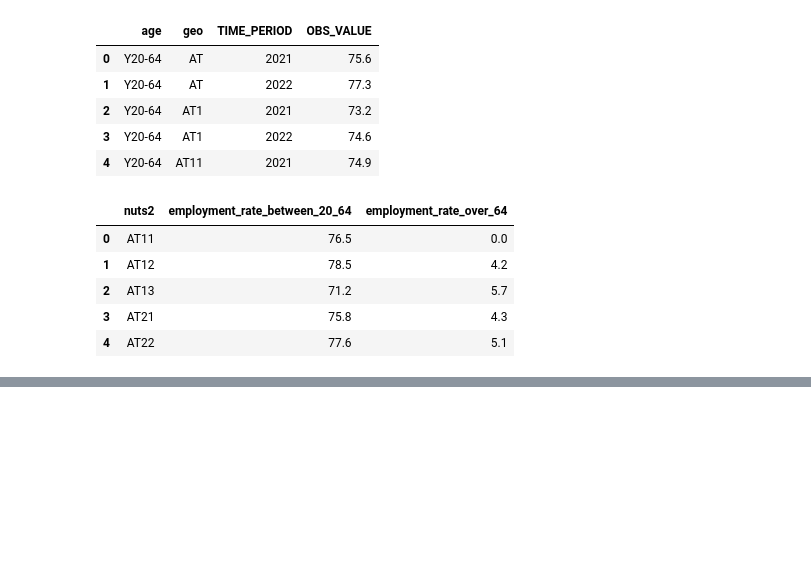
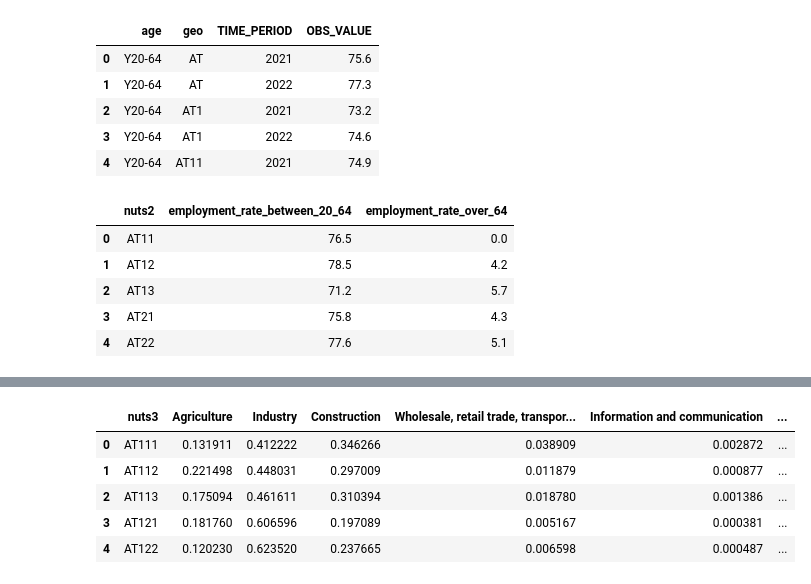
Before and after one commit to fortelex/hiveline, a Jupyter notebook: origin-destination/data_cleaning.ipynb, the cells around one changed output, grey strips where cells are left out. Cells and saved outputs as stored; diff of their text form; code cells hidden in the pictures; blank space fills up the shorter version.

```diff
--- a/origin-destination/data_cleaning.ipynb
+++ b/origin-destination/data_cleaning.ipynb
@@ -125,0 +235,4 @@ df_employment_export.to_csv(data_folder+f'employment_rate/employment_rate_nuts2_
+# %%
+# drop TOTAL to compute percentages
+df_employment_type_percent = df_employment_type_export.copy().dropna().drop(columns='TOTAL')
+df_employment_type_percent = df_to_percent(df_employment_type_percent, 'nuts3')
@@ -125,0 +244,13 @@ df_employment_export.to_csv(data_folder+f'employment_rate/employment_rate_nuts2_
+# %%
+# Get mean percentage for each category, filled data only
+total = 0
+means = {}
+columns = df_employment_type_percent.drop(columns='nuts3').columns
+for c in columns:
+    print(c)
+    m = df_employment_type_percent[c].mean()
+    print(m)
+    means[c] = m
+    total+=m
+print('Total')
+print(total) # close enough to 1
@@ -125,0 +275,19 @@ df_employment_export.to_csv(data_folder+f'employment_rate/employment_rate_nuts2_
+# %%
+# replace missing values
+# mean percentage of the colum times the total number of employed person for that region
+for c in columns:
+    df_employment_type_export[c] = df_employment_type_export[c].fillna(means[c])*df_employment_type_export['TOTAL']
+# %%
+# back to percentages
+df_employment_type_percent = df_employment_type_export.copy().dropna().drop(columns='TOTAL')
+df_employment_type_percent = df_to_percent(df_employment_type_percent, 'nuts3')
+# %%
+# final result
+df_employment_type_percent.head()
+# %% [output]
+|  | nuts3 | Agriculture | Industry | Construction | Wholesale, retail trade, transpor... | Information and communication | ... |
+| 0 | AT111 | 0.131911 | 0.412222 | 0.346266 | 0.038909 | 0.002872 | ... |
+| 1 | AT112 | 0.221498 | 0.448031 | 0.297009 | 0.011879 | 0.000877 | ... |
+| 2 | AT113 | 0.175094 | 0.461611 | 0.310394 | 0.018780 | 0.001386 | ... |
+| 3 | AT121 | 0.181760 | 0.606596 | 0.197089 | 0.005167 | 0.000381 | ... |
+| 4 | AT122 | 0.120230 | 0.623520 | 0.237665 | 0.006598 | 0.000487 | ... |
```
Also changed, not shown: parts of 60 cells of this notebook, 51 other files.
